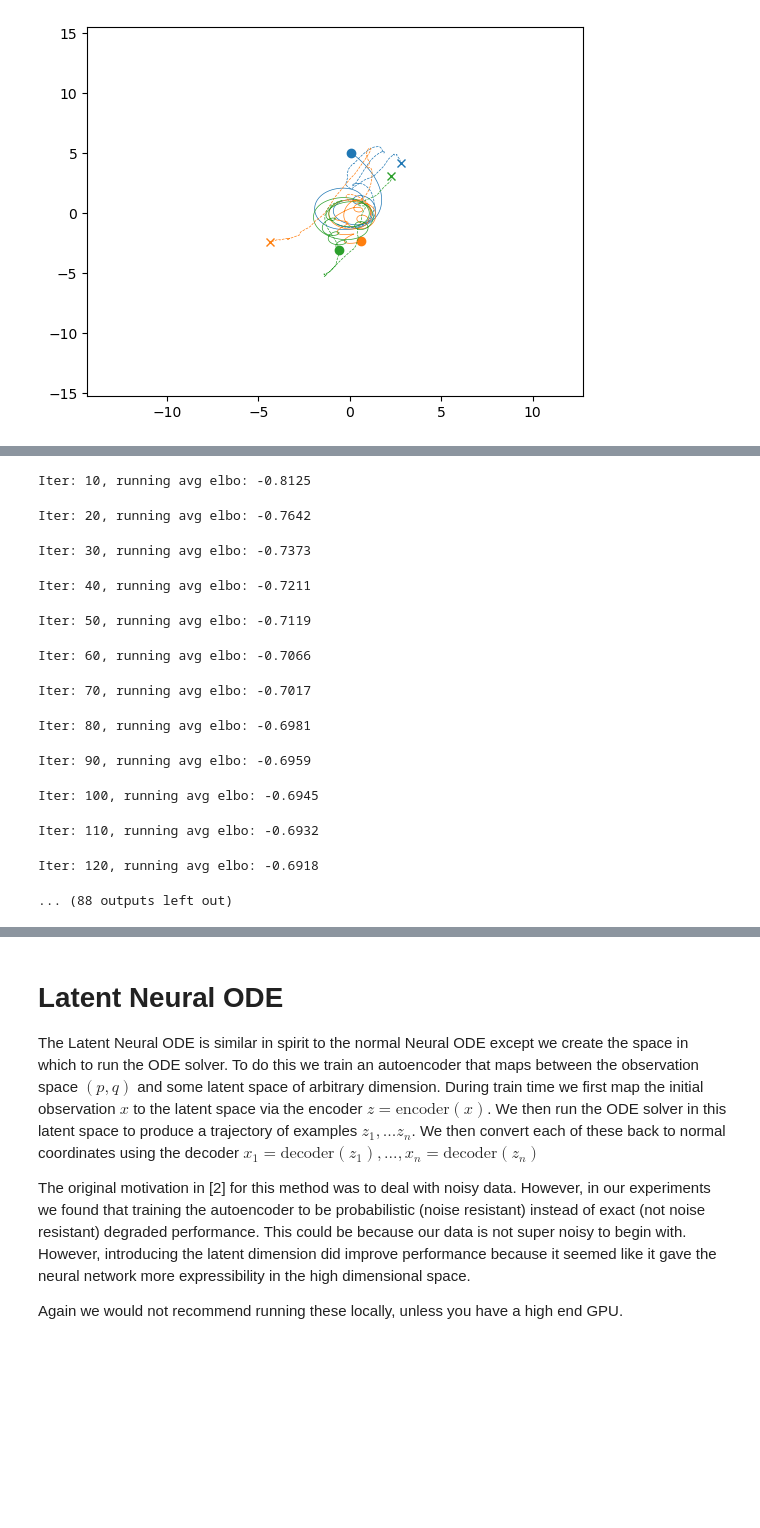
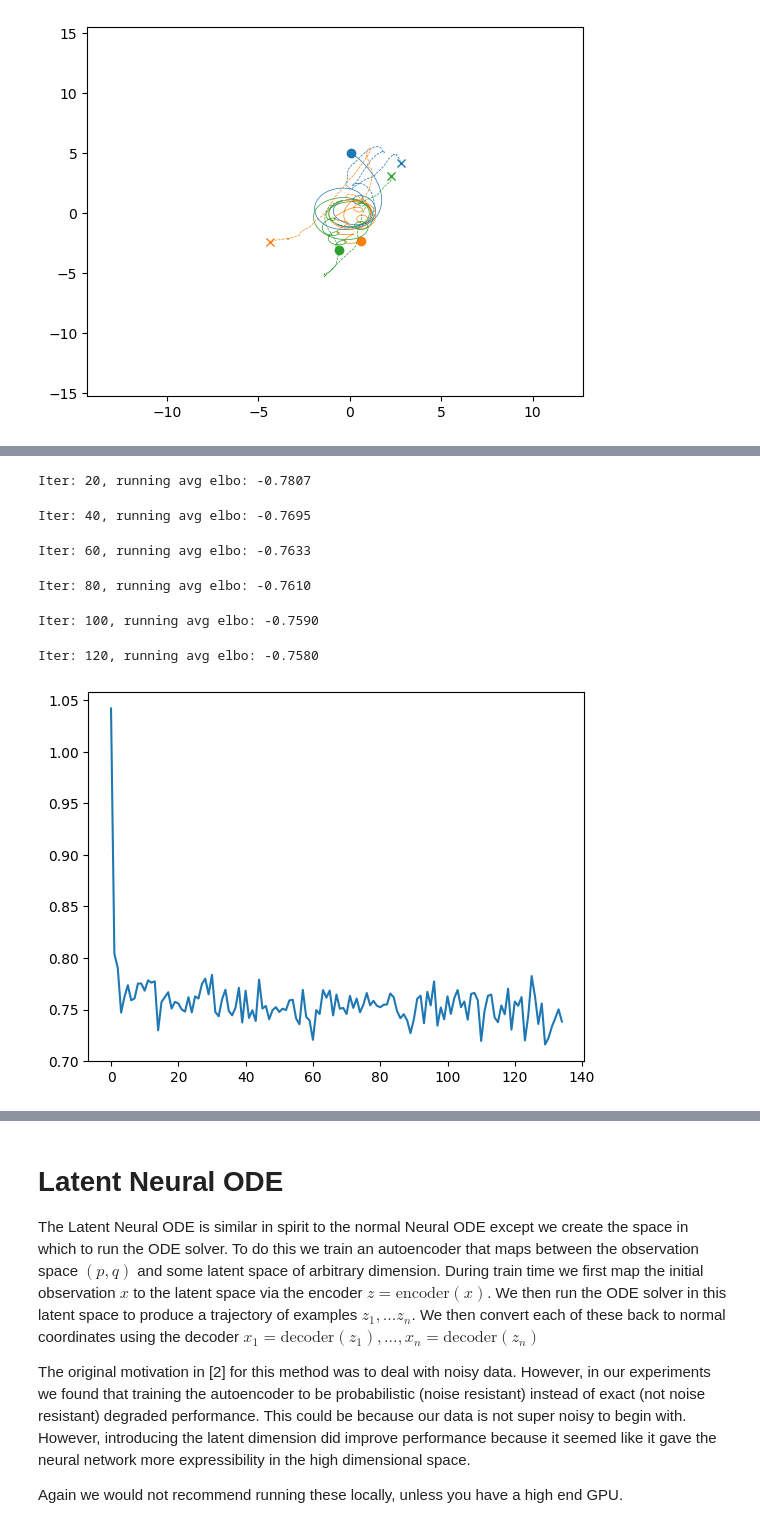
Before and after one commit to brownthesr/three_body, a Jupyter notebook: master.ipynb, the cells around one changed output, grey strips where cells are left out. Saved outputs shown, nothing was run; the diff lists cells and outputs as text; code cells hidden in the pictures; blank space fills up the shorter version.

```diff
--- a/master.ipynb
+++ b/master.ipynb
@@ -683 +678,12 @@ Iter: 12, running avg elbo: -26.2245
 ... (87 outputs left out)
+# %%
+data,_ = sample_orbits_grouped(timesteps = 500,trials = 1,t_span=[0,20])
+batch = torch.arange(1)
+x = torch.tensor( data['coords'], requires_grad=True, dtype=torch.float32)
+obs = x[batch, 0, :]
+times = torch.linspace(0, 20, 500)
+permuter = torch.Tensor([0,3,1,4,2,5,6,9,7,10,8,11]).long()
+trajectory = torch.permute(permutation_model.simulate(obs[:,permuter], times), (1, 0, 2))
+permuter = torch.Tensor([0,2,4,1,3,5,6,8,10,7,9,11]).long()
+trajectory = trajectory[:,:,permuter]
+animate_trajectories_with_tips(trajectory.detach().cpu(),x.detach().cpu(),batch.detach().cpu(),"permutation_test.gif")
@@ -874,8 +892,8 @@ else:
     dxdt = torch.load(f"{fname}_dxdt_vals.pt")
 
 fname = "permuted_node"
-permutation_model = EquivariantNeuralODE(hidden_dim = 16, hidden_depth = 64, skip_regularity=4, freeze_symmetry = False)
-optimizer = torch.optim.Adam(permutation_model.parameters(), lr = 5e-3)
+equivariant_model = EquivariantNeuralODE(hidden_dim = 32, hidden_depth = 16, skip_regularity=4, freeze_symmetry = True)
+optimizer = torch.optim.Adam(equivariant_model.parameters(), lr = 2e-3)
 losses = []
 epochs = 1000
 batch_size = 100
@@ -890,48 +908,52 @@ for itr in tqdm(range(1, epochs + 1)):
     batch = torch.randperm(len(x))[:batch_size]
     #batch = torch.arange(batch_size)
 
 
     obs = x[batch, 0, :]
     times = torch.linspace(0, 20, 500)
     permuter = torch.Tensor([0,3,1,4,2,5,6,9,7,10,8,11]).long()
     try:
-        trajectory = torch.permute(permutation_model.simulate(obs[:,permuter], times), (1, 0, 2))
+        trajectory = torch.permute(equivariant_model.simulate(obs[:,permuter], times), (1, 0, 2))
         permuter = torch.Tensor([0,2,4,1,3,5,6,8,10,7,9,11]).long()
         trajectory = trajectory[:,:,permuter]
 
         # We now animate is
         if itr %200==0:
-            animate_trajectories_with_tips(trajectory.detach().cpu(),x.detach().cpu(),batch.detach().cpu(),fname+".gif")
+            test_data,_ = sample_orbits_grouped(timesteps = 500,trials = 1,t_span=[0,20])
+            test_batch = torch.arange(1)
+            test_x = torch.tensor( test_data['coords'], requires_grad=True, dtype=torch.float32)
+            test_obs = test_x[test_batch, 0, :]
+            test_times = torch.linspace(0, 20, 500)
+            permuter = torch.Tensor([0,3,1,4,2,5,6,9,7,10,8,11]).long()
+            test_trajectory = torch.permute(equivariant_model.simulate(test_obs[:,permuter], test_times), (1, 0, 2))
+            permuter = torch.Tensor([0,2,4,1,3,5,6,8,10,7,9,11]).long()
+            test_trajectory = test_trajectory[:,:,permuter]
+            animate_trajectories_with_tips(test_trajectory.detach().cpu(),test_x.detach().cpu(),test_batch.detach().cpu(),"equivariant_test.gif")
 
 
         # Calculate the exact loss
         loss = (torch.abs(trajectory-x[batch]).mean())
         loss.backward()
         optimizer.step()
         losses.append(loss.item())
-        if itr % 10 == 0:
+        if itr % 20 == 0:
             print('Iter: {}, running avg elbo: {:.4f}'.format(itr, -np.mean(losses)))
 
     except AssertionError as e:
+        break
         print("Integration error:", e)
         with torch.no_grad():
-            for param in permutation_model.parameters():
+            for param in equivariant_model.parameters():
                 param.add_(torch.randn(param.size()) * 0.1)
 
 plt.clf()
 plt.plot(losses)
-plt.savefig(fname + ".png")
+plt.savefig("equivariant_model.png")
 # %% [output]
-Iter: 10, running avg elbo: -0.8125
+Iter: 20, running avg elbo: -0.7807
-Iter: 20, running avg elbo: -0.7642
+Iter: 40, running avg elbo: -0.7695
-Iter: 30, running avg elbo: -0.7373
+Iter: 60, running avg elbo: -0.7633
-Iter: 40, running avg elbo: -0.7211
+Iter: 80, running avg elbo: -0.7610
-Iter: 50, running avg elbo: -0.7119
+Iter: 100, running avg elbo: -0.7590
-Iter: 60, running avg elbo: -0.7066
+Iter: 120, running avg elbo: -0.7580
-Iter: 70, running avg elbo: -0.7017
-Iter: 80, running avg elbo: -0.6981
-Iter: 90, running avg elbo: -0.6959
-Iter: 100, running avg elbo: -0.6945
-Iter: 110, running avg elbo: -0.6932
-Iter: 120, running avg elbo: -0.6918
-... (88 outputs left out)
+[figure, added]
```
Also changed, not shown: parts of 16 cells of this notebook.
